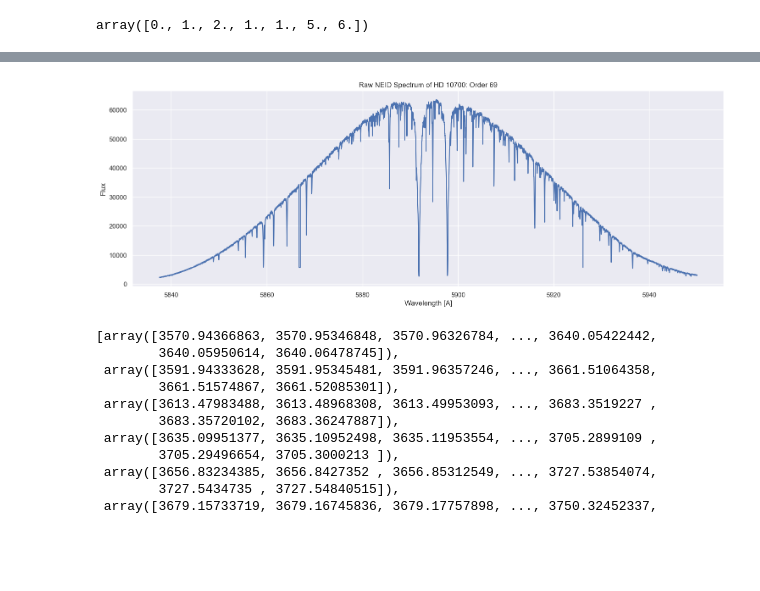
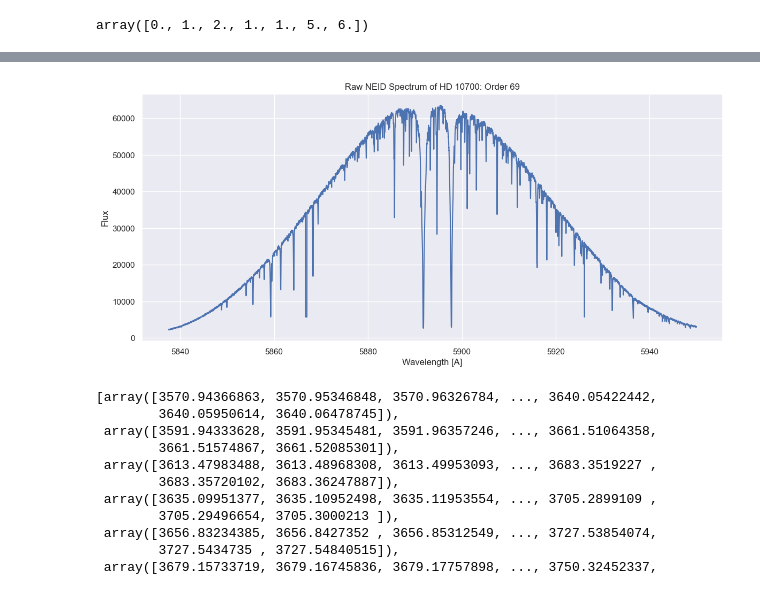
Before and after one commit to howardisaacson/Intro-2-Spectra, a Jupyter notebook: analysis/NEID_analysis/NEID_Fraunhofer_lines.ipynb, the cells around one changed output, grey strips where cells are left out. Saved outputs shown, nothing was run; the diff lists cells and outputs as text; code cells hidden in the pictures; blank space fills up the shorter version.

```diff
--- a/analysis/NEID_analysis/NEID_Fraunhofer_lines.ipynb
+++ b/analysis/NEID_analysis/NEID_Fraunhofer_lines.ipynb
@@ -122,31 +104,31 @@ array([0., 1., 2., 1., 1., 5., 6.])
 # %%
 #next block (this plots the raw data hopefully)
 
-plt.rcParams["figure.figsize"] = (18,6)
+plt.rcParams["figure.figsize"] = (14,6)
 plt.rcParams.update({'font.size': 20})
 
 
 order = 69
 order1 = 68
 order2 = 69
 
 wl = wl_image[order]
 flux = fl_image[order] #reassigned below, so this will be fixed -- just making a note --
 
 #replacing nan values
 replacement_flux = np.mean([5671, 5678,5793,5824])
 flux[np.isnan(flux)] = replacement_flux #found this through printing the array and finding the neighbors
 
 plt.plot(wl,flux)
 
 plt.title('Raw NEID Spectrum of ' + star + ': Order ' + str(order)) #fix title
 plt.xlabel('Wavelength [A]')
 plt.ylabel('Flux')
 plt.show()
 
-#okay so far so good? Looks kinda too bellshaped but maybe thats okie?
+#okay so far so good? Looks kinda too bellshaped but maybe thats okie
 # %% [output]
-[figure, old version]
+[figure, new version]
 # %%
 wl_test = []
 for i in range(3,100):
```
Also changed, not shown: parts of 28 cells of this notebook, 3 other files.
